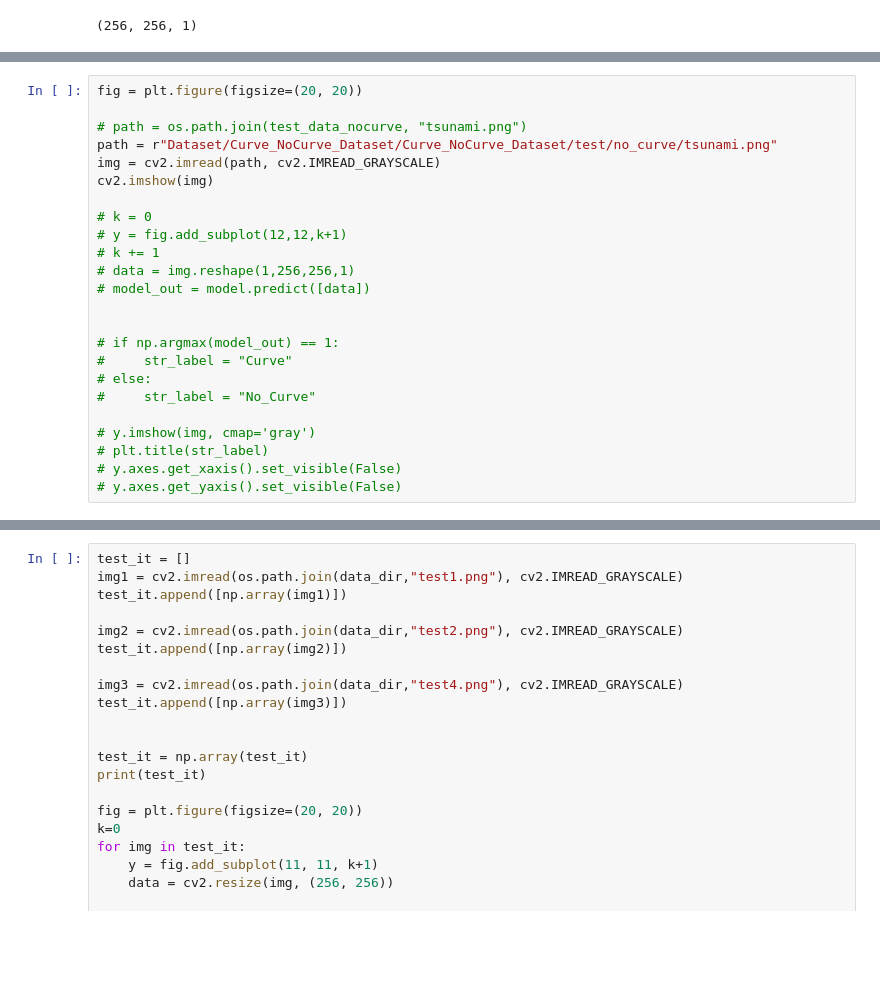
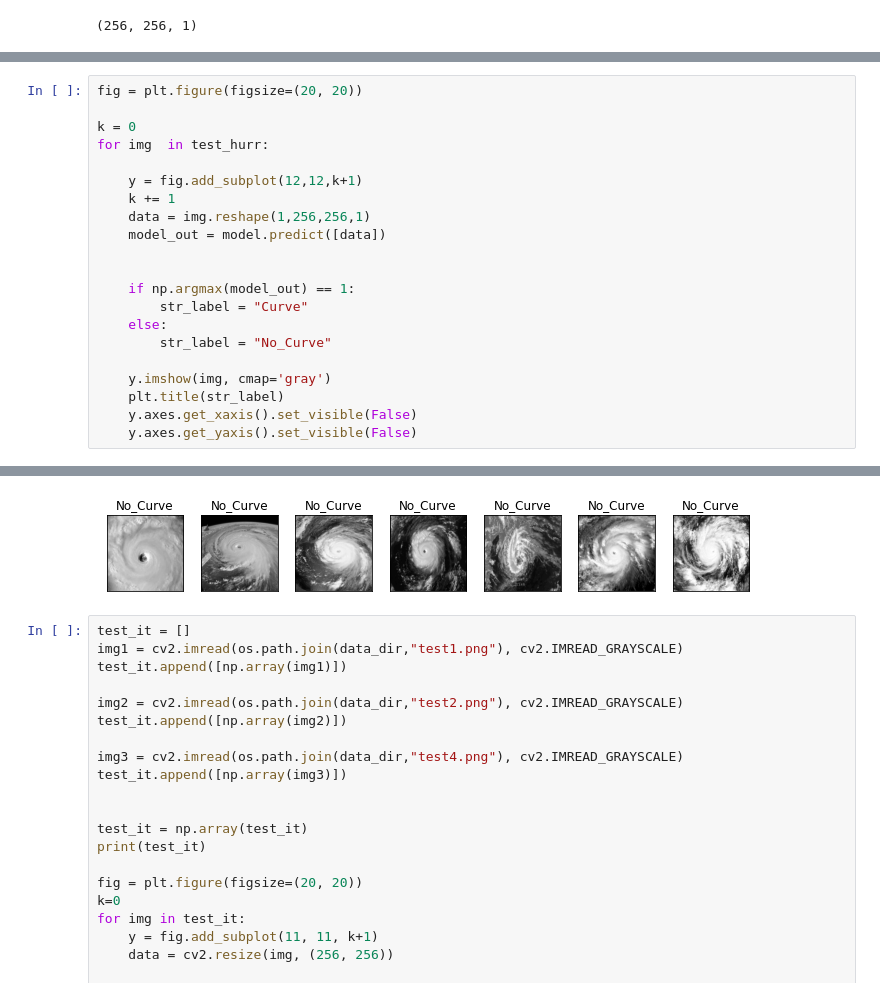
Before and after one commit to PawanBhatt28/Team_Aces, a Jupyter notebook: 1.4-Copy1.ipynb, the cells around one changed output, grey strips where cells are left out. Saved outputs shown, nothing was run; the diff lists cells and outputs as text; blank space fills up the shorter version.

```diff
--- a/1.4-Copy1.ipynb
+++ b/1.4-Copy1.ipynb
@@ -220,24 +255,22 @@ for img  in test_image:
-# %%
-fig = plt.figure(figsize=(20, 20))
-
-# path = os.path.join(test_data_nocurve, "tsunami.png")
-path = r"Dataset/Curve_NoCurve_Dataset/Curve_NoCurve_Dataset/test/no_curve/tsunami.png"
-img = cv2.imread(path, cv2.IMREAD_GRAYSCALE)
-cv2.imshow(img)
-
-# k = 0
-# y = fig.add_subplot(12,12,k+1)
-# k += 1
-# data = img.reshape(1,256,256,1)
-# model_out = model.predict([data])
-
-
-# if np.argmax(model_out) == 1:
-#     str_label = "Curve"
-# else:
-#     str_label = "No_Curve"
-
-# y.imshow(img, cmap='gray')
-# plt.title(str_label)
-# y.axes.get_xaxis().set_visible(False)
-# y.axes.get_yaxis().set_visible(False)
+# %%
+fig = plt.figure(figsize=(20, 20))
+
+k = 0
+for img  in test_hurr:
+
+    y = fig.add_subplot(12,12,k+1)
+    k += 1
+    data = img.reshape(1,256,256,1)
+    model_out = model.predict([data])
+
+
+    if np.argmax(model_out) == 1:
+        str_label = "Curve"
+    else:
+        str_label = "No_Curve"
+
+    y.imshow(img, cmap='gray')
+    plt.title(str_label)
+    y.axes.get_xaxis().set_visible(False)
+    y.axes.get_yaxis().set_visible(False)
+# %% [output]
@@ -244,3 +284,4 @@ cv2.imshow(img)
+[figure, added]
 # %%
 test_it = []
 img1 = cv2.imread(os.path.join(data_dir,"test1.png"), cv2.IMREAD_GRAYSCALE)
```
Also changed, not shown: parts of 14 cells of this notebook, 54 other files.
